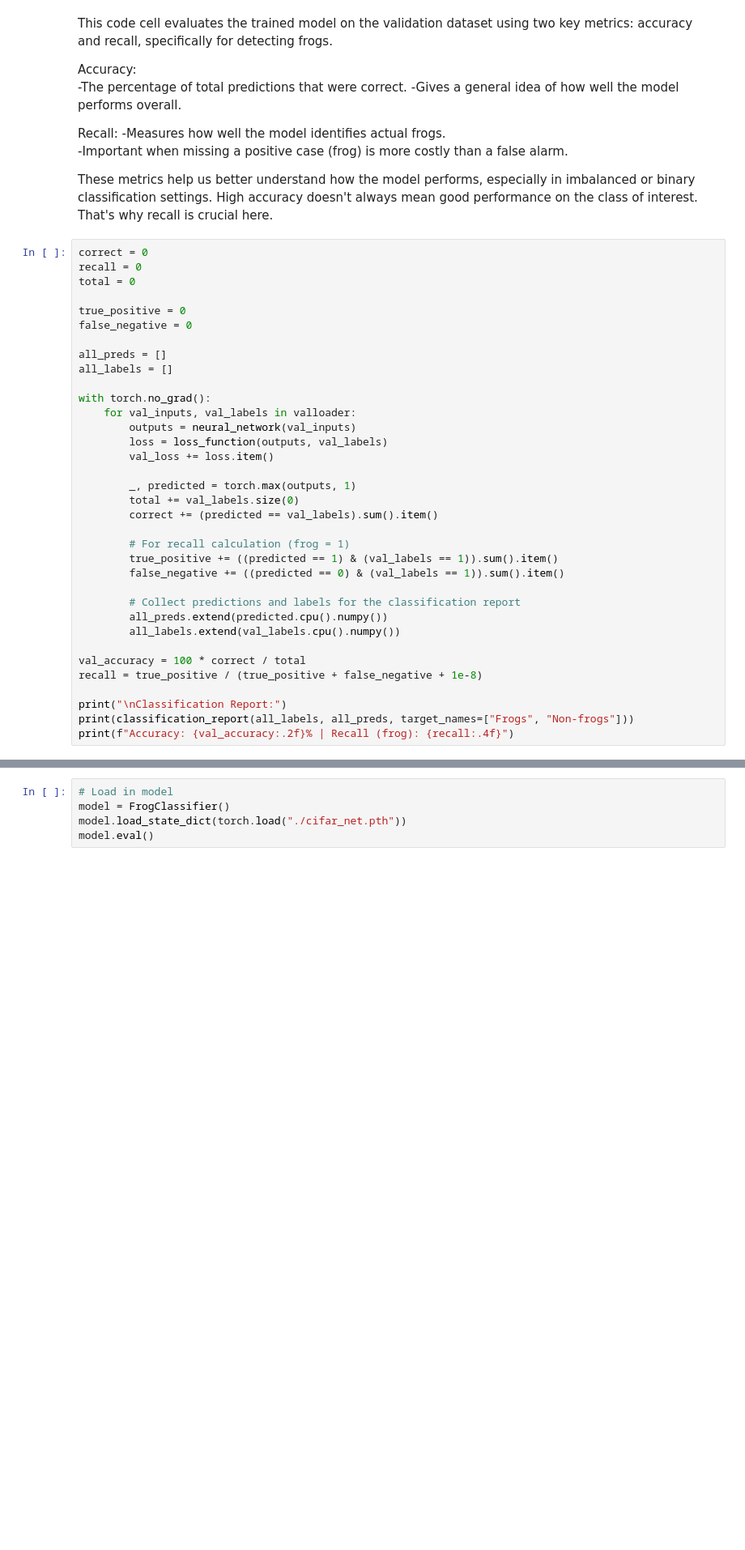
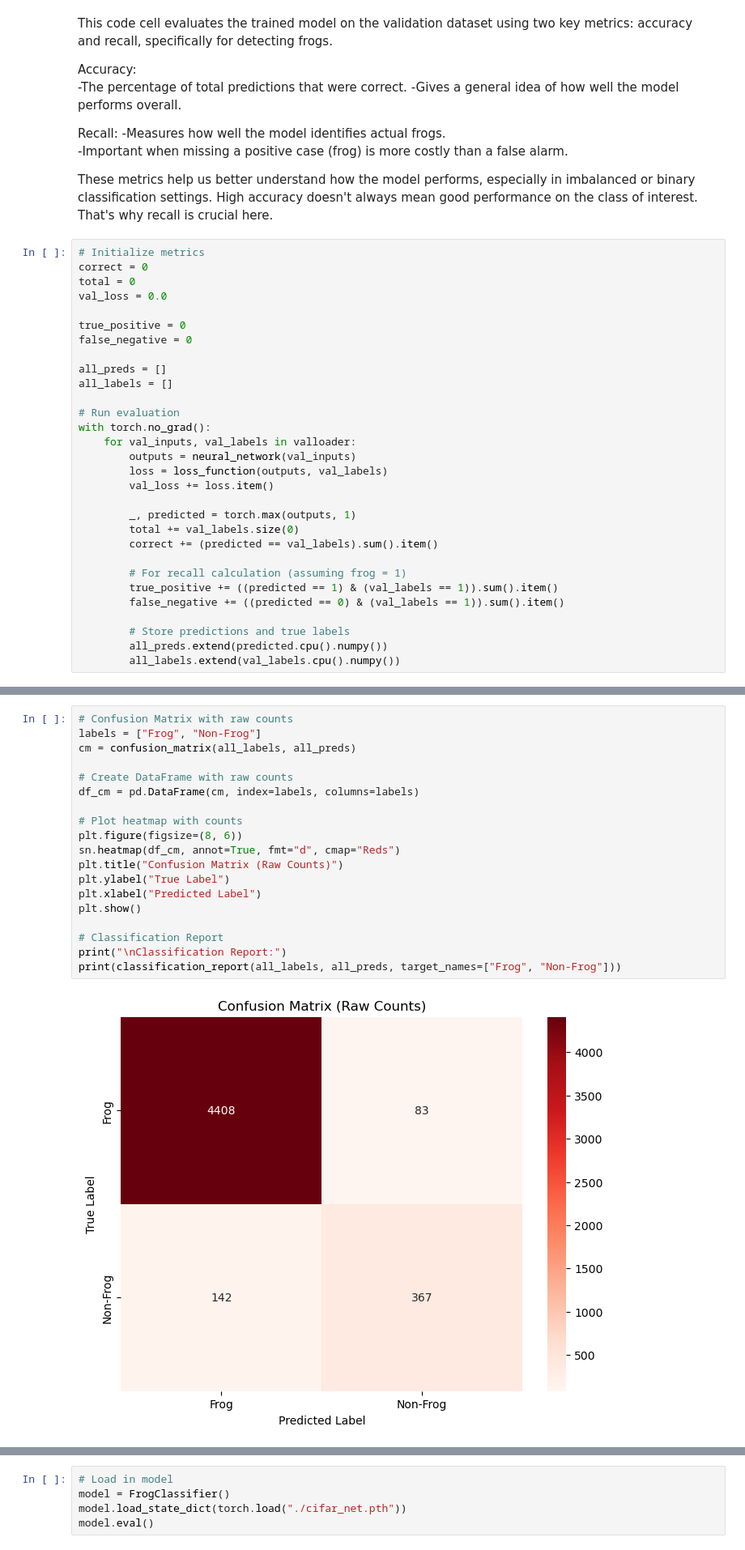
Before and after one commit to StefanMalv/INFO284_SemesterOppgave_2025V, a Jupyter notebook: Oppgave2/main2.ipynb, the cells around one changed output, grey strips where cells are left out. Shown at 81% size. Cells and saved outputs as stored; diff of their text form; blank space fills up the shorter version.

```diff
--- a/Oppgave2/main2.ipynb
+++ b/Oppgave2/main2.ipynb
@@ -600,9 +640,10 @@ Recall:
 
 These metrics help us better understand how the model performs, especially in imbalanced or binary classification settings. High accuracy doesn't always mean good performance on the class of interest. That's why recall is crucial here.
 # %%
+# Initialize metrics
 correct = 0
-recall = 0
 total = 0
+val_loss = 0.0
 
 true_positive = 0
 false_negative = 0
@@ -610,6 +651,7 @@ false_negative = 0
 all_preds = []
 all_labels = []
 
+# Run evaluation
 with torch.no_grad():
     for val_inputs, val_labels in valloader:
         outputs = neural_network(val_inputs)
@@ -620,17 +662,10 @@ with torch.no_grad():
         total += val_labels.size(0)
         correct += (predicted == val_labels).sum().item()
 
-        # For recall calculation (frog = 1)
+        # For recall calculation (assuming frog = 1)
         true_positive += ((predicted == 1) & (val_labels == 1)).sum().item()
         false_negative += ((predicted == 0) & (val_labels == 1)).sum().item()
 
-        # Collect predictions and labels for the classification report
+        # Store predictions and true labels
         all_preds.extend(predicted.cpu().numpy())
         all_labels.extend(val_labels.cpu().numpy())
-
-val_accuracy = 100 * correct / total
-recall = true_positive / (true_positive + false_negative + 1e-8)
-
-print("\nClassification Report:")
-print(classification_report(all_labels, all_preds, target_names=["Frogs", "Non-frogs"]))
-print(f"Accuracy: {val_accuracy:.2f}% | Recall (frog): {recall:.4f}")
@@ -648,0 +672,21 @@ Accuracy: 94.52% | Recall (frog): 0.7053
+# %%
+# Confusion Matrix with raw counts
+labels = ["Frog", "Non-Frog"]
+cm = confusion_matrix(all_labels, all_preds)
+
+# Create DataFrame with raw counts
+df_cm = pd.DataFrame(cm, index=labels, columns=labels)
+
+# Plot heatmap with counts
+plt.figure(figsize=(8, 6))
+sn.heatmap(df_cm, annot=True, fmt="d", cmap="Reds")
+plt.title("Confusion Matrix (Raw Counts)")
+plt.ylabel("True Label")
+plt.xlabel("Predicted Label")
+plt.show()
+
+# Classification Report
+print("\nClassification Report:")
+print(classification_report(all_labels, all_preds, target_names=["Frog", "Non-Frog"]))
+# %% [output]
+[figure, added]
```
Also changed, not shown: parts of 12 cells of this notebook, 2 other files.
